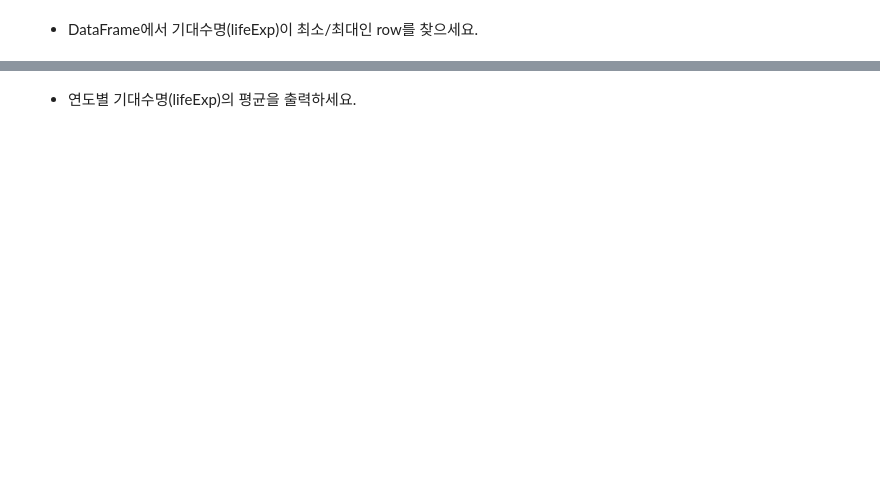
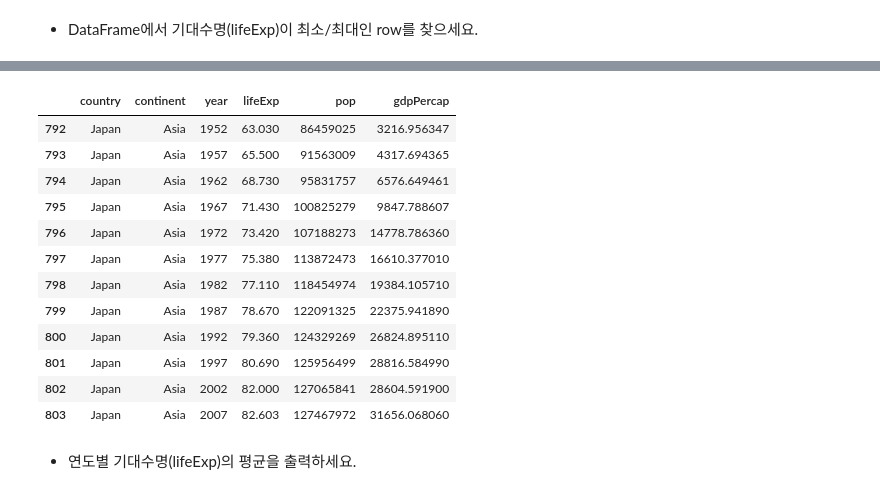
Before and after one commit to JakeOh/202105_itw_bd26, a Jupyter notebook: lab_da/da09_gapminder.ipynb, the cells around one changed output, grey strips where cells are left out. Cells and saved outputs as stored; diff of their text form; code cells hidden in the pictures; blank space fills up the shorter version.

```diff
--- a/lab_da/da09_gapminder.ipynb
+++ b/lab_da/da09_gapminder.ipynb
@@ -29,2 +193,18 @@ file_path = 'https://github.com/JakeOh/202105_itw_bd26/raw/main/datasets/gapmind
+# %%
+gapminder[gapminder.country == 'Japan']
+# %% [output]
+|  | country | continent | year | lifeExp | pop | gdpPercap |
+| 792 | Japan | Asia | 1952 | 63.030 | 86459025 | 3216.956347 |
+| 793 | Japan | Asia | 1957 | 65.500 | 91563009 | 4317.694365 |
+| 794 | Japan | Asia | 1962 | 68.730 | 95831757 | 6576.649461 |
+| 795 | Japan | Asia | 1967 | 71.430 | 100825279 | 9847.788607 |
+| 796 | Japan | Asia | 1972 | 73.420 | 107188273 | 14778.786360 |
+| 797 | Japan | Asia | 1977 | 75.380 | 113872473 | 16610.377010 |
+| 798 | Japan | Asia | 1982 | 77.110 | 118454974 | 19384.105710 |
+| 799 | Japan | Asia | 1987 | 78.670 | 122091325 | 22375.941890 |
+| 800 | Japan | Asia | 1992 | 79.360 | 124329269 | 26824.895110 |
+| 801 | Japan | Asia | 1997 | 80.690 | 125956499 | 28816.584990 |
+| 802 | Japan | Asia | 2002 | 82.000 | 127065841 | 28604.591900 |
+| 803 | Japan | Asia | 2007 | 82.603 | 127467972 | 31656.068060 |
 # %% [markdown]
 * 연도별 기대수명(lifeExp)의 평균을 출력하세요.
```
Also changed, not shown: parts of 24 cells of this notebook.
